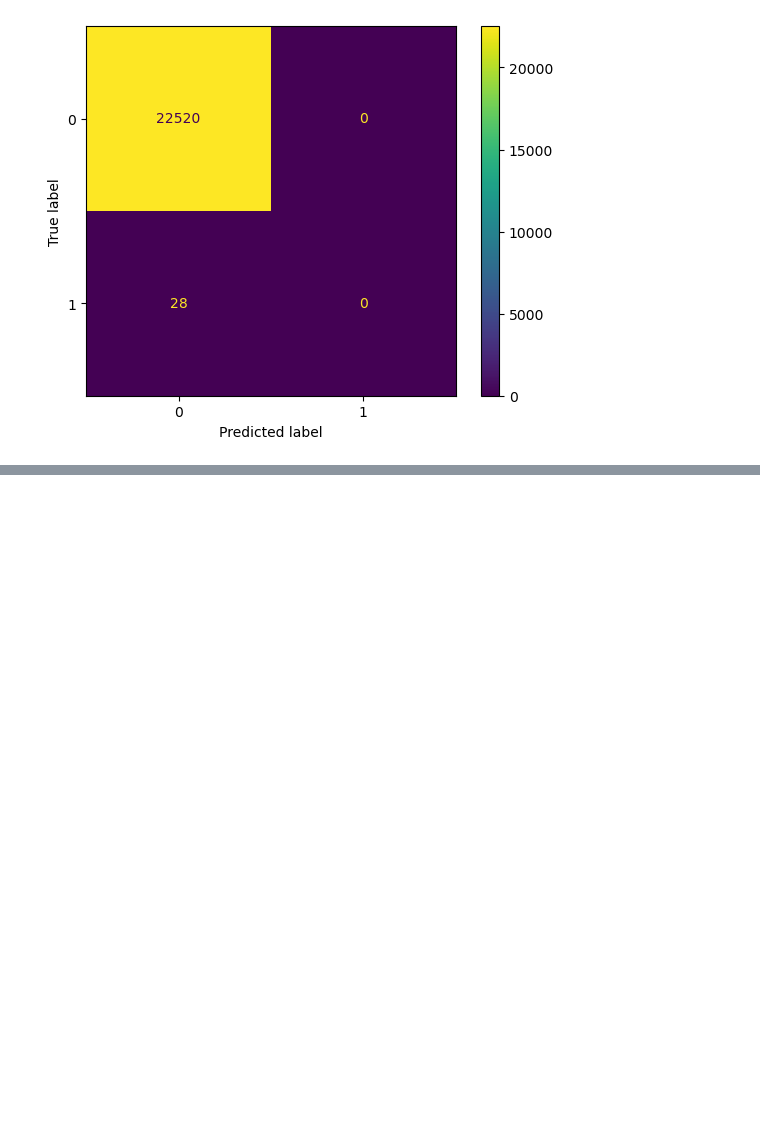
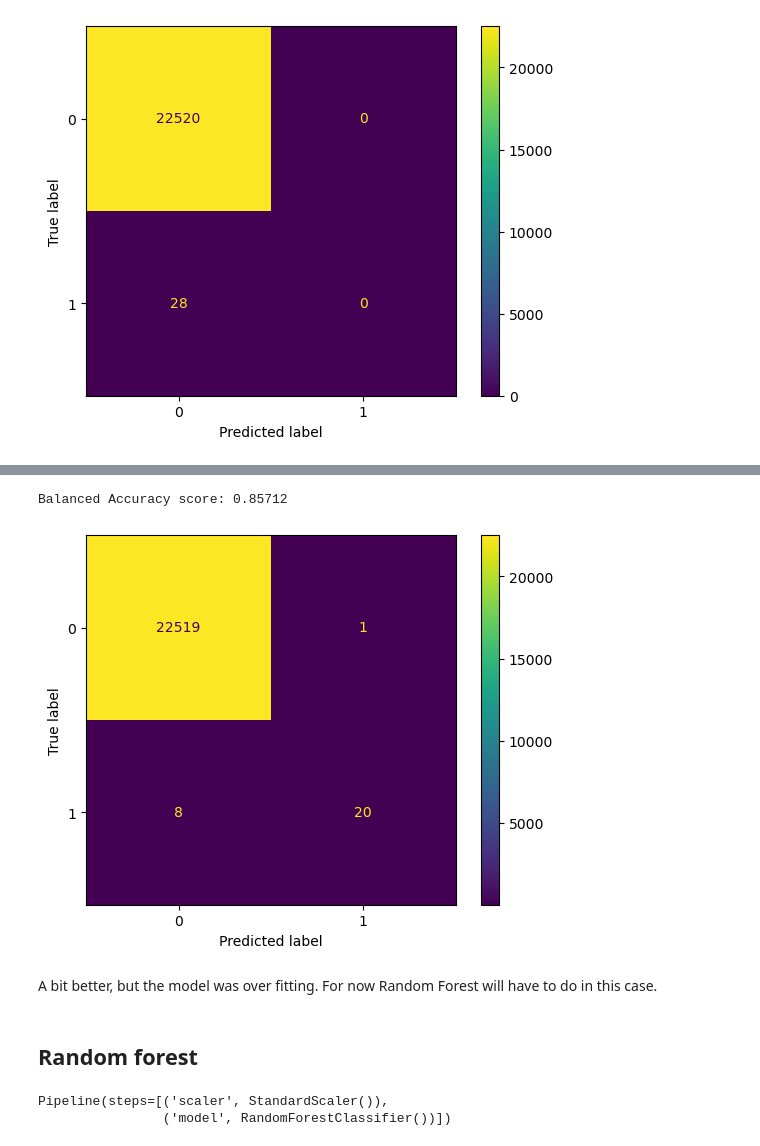
Before and after one commit to SBangarh/AB_cookie_cats, a Jupyter notebook: notebooks/bot_id.ipynb, the cells around one changed output, grey strips where cells are left out. Cells and saved outputs as stored; diff of their text form; code cells hidden in the pictures; blank space fills up the shorter version.

```diff
--- a/notebooks/bot_id.ipynb
+++ b/notebooks/bot_id.ipynb
@@ -166,0 +227,17 @@ Balanced Accuracy score: 0.50000
+# %%
+#print test results
+#print(test_report)
+print(f"Balanced Accuracy score: {test_balance:.5f}")
+
+#plot confusion matrix
+matrix = confusion_matrix(y_test, test_pred)
+disp = ConfusionMatrixDisplay(matrix)
+disp.plot()
+plt.show()
+# %% [output]
+Balanced Accuracy score: 0.85712
+[figure, added]
+# %% [markdown]
+A bit better, but the model was over fitting. For now Random Forest will have to do in this case.
+# %% [markdown]
+## Random forest
@@ -166,0 +249,5 @@ Balanced Accuracy score: 0.50000
+# %%
+pipeline.fit(X_train, y_train)
+# %% [output]
+Pipeline(steps=[('scaler', StandardScaler()),
+                ('model', RandomForestClassifier())])
```
Also changed, not shown: parts of 13 cells of this notebook, 1 other file.
